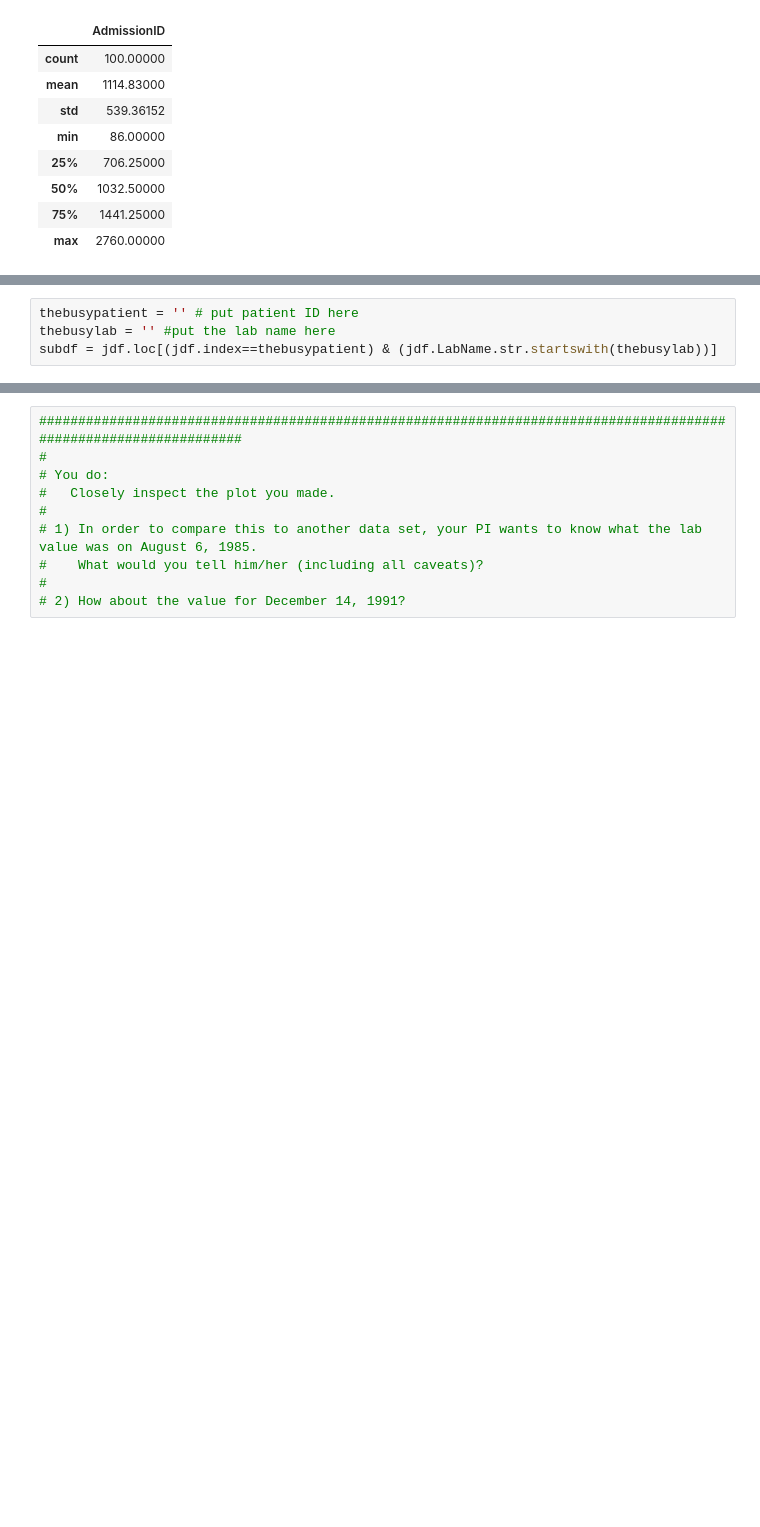
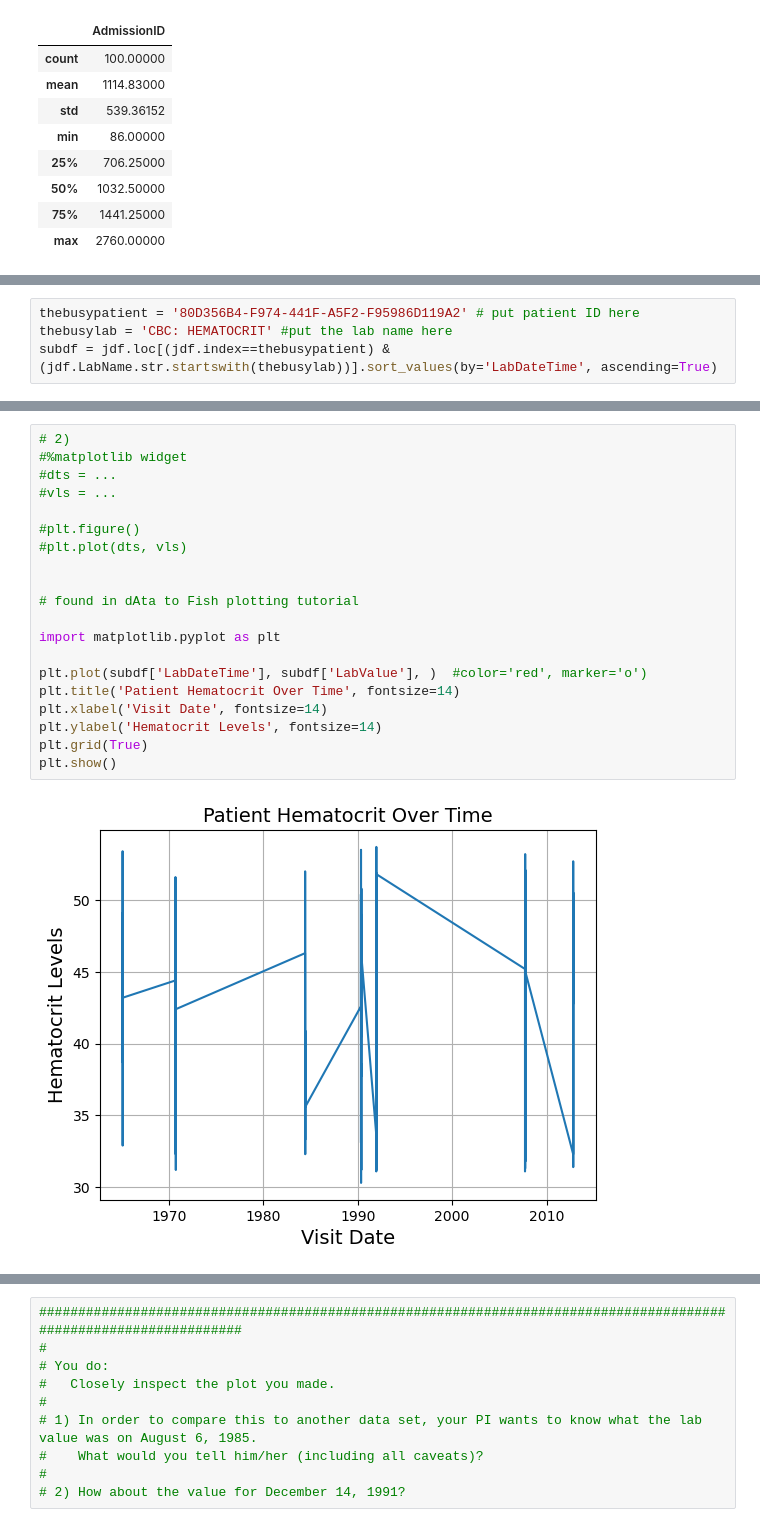
Before and after one commit to BIOS6644/BIOS6644_Spring_2024, a Jupyter notebook: Modules/Module_1/assignments/M1_BIOS6644_MedRecs_Jon_Manke.ipynb, the cells around one changed output, grey strips where cells are left out. Saved outputs shown, nothing was run; the diff lists cells and outputs as text; blank space fills up the shorter version.

```diff
--- a/Modules/Module_1/assignments/M1_BIOS6644_MedRecs_Jon_Manke.ipynb
+++ b/Modules/Module_1/assignments/M1_BIOS6644_MedRecs_Jon_Manke.ipynb
@@ -222,4 +287,4 @@ Patient with the most labs: Discover it!
 # %%
-thebusypatient = '' # put patient ID here
-thebusylab = '' #put the lab name here
-subdf = jdf.loc[(jdf.index==thebusypatient) & (jdf.LabName.str.startswith(thebusylab))]
+thebusypatient = '80D356B4-F974-441F-A5F2-F95986D119A2' # put patient ID here
+thebusylab = 'CBC: HEMATOCRIT' #put the lab name here
+subdf = jdf.loc[(jdf.index==thebusypatient) & (jdf.LabName.str.startswith(thebusylab))].sort_values(by='LabDateTime', ascending=True)
@@ -233,0 +311,22 @@ subdf = jdf.loc[(jdf.index==thebusypatient) & (jdf.LabName.str.startswith(thebus
+# %%
+# 2)
+#%matplotlib widget
+#dts = ...
+#vls = ...
+
+#plt.figure()
+#plt.plot(dts, vls)
+
+
+# found in dAta to Fish plotting tutorial
+
+import matplotlib.pyplot as plt
+
+plt.plot(subdf['LabDateTime'], subdf['LabValue'], )  #color='red', marker='o')
+plt.title('Patient Hematocrit Over Time', fontsize=14)
+plt.xlabel('Visit Date', fontsize=14)
+plt.ylabel('Hematocrit Levels', fontsize=14)
+plt.grid(True)
+plt.show()
+# %% [output]
+[figure, added]
```
Also changed, not shown: parts of 9 cells of this notebook.
